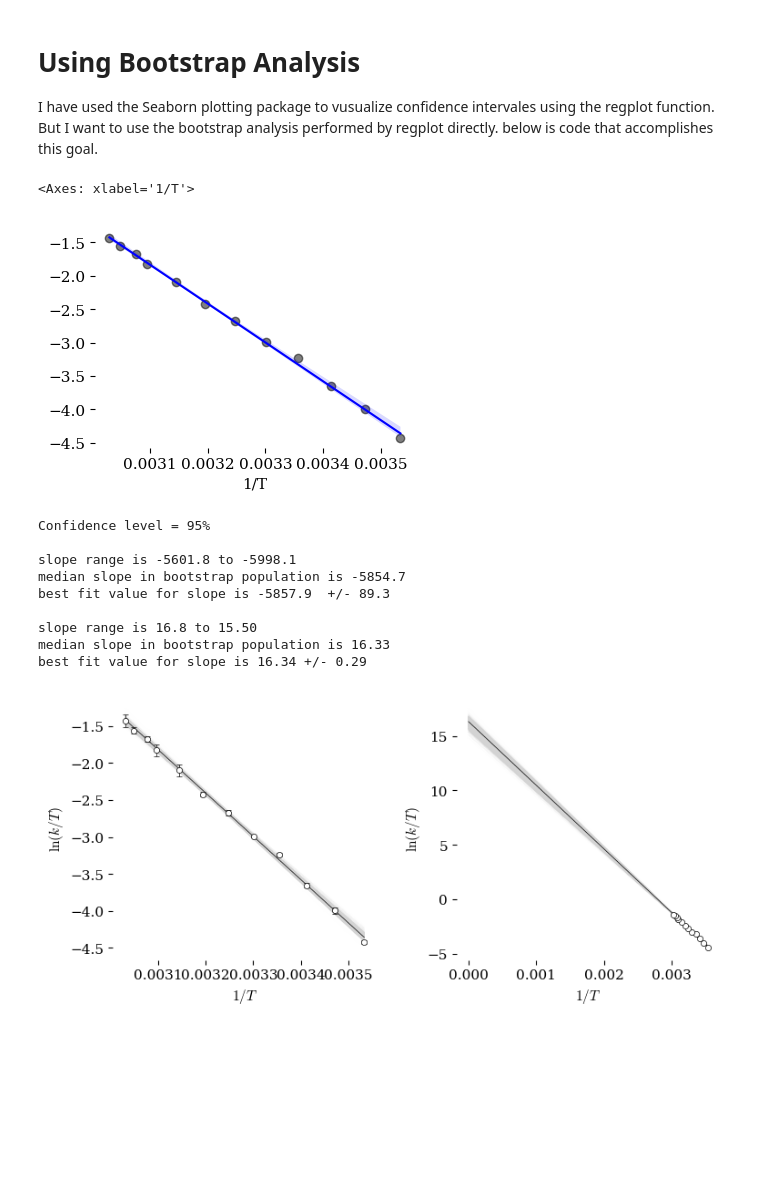
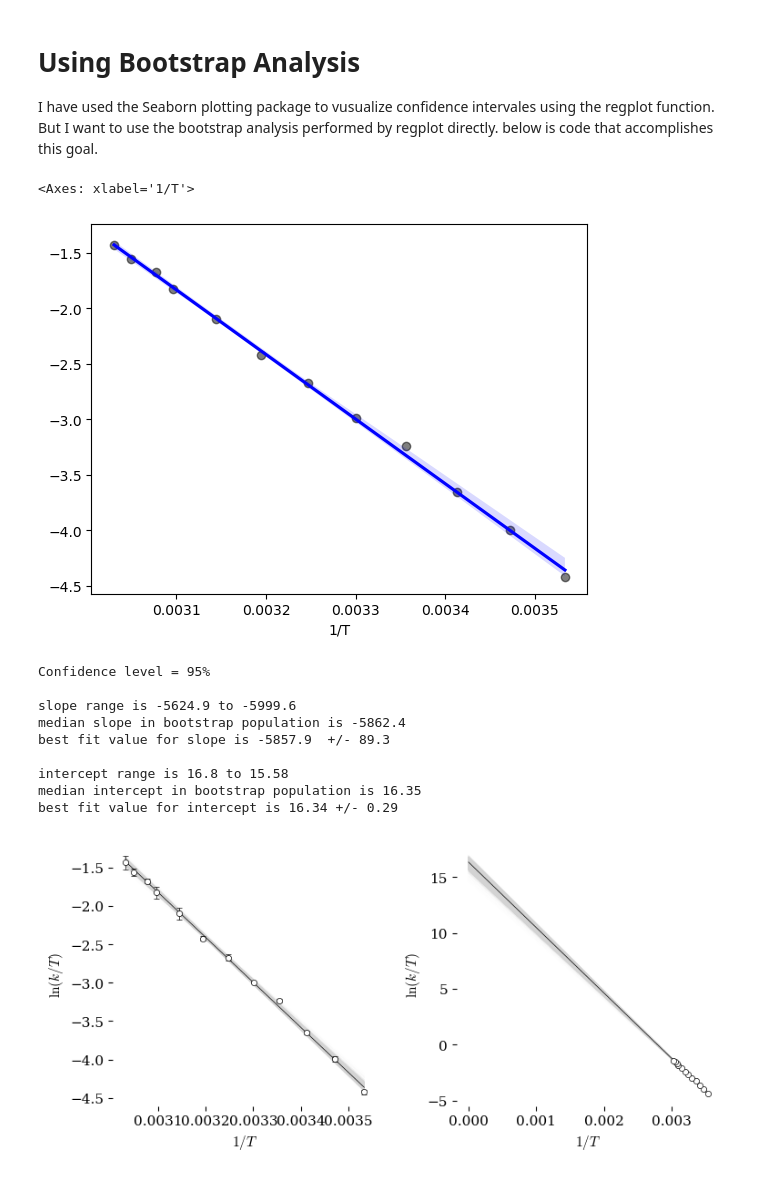
Before and after one commit to blinkletter/StealThisCode, a Jupyter notebook: 5_Erying/5_Erying_Plots.ipynb, the cells around one changed output. Cells and saved outputs as stored; diff of their text form; code cells hidden in the pictures; blank space fills up the shorter version.

```diff
--- a/5_Erying/5_Erying_Plots.ipynb
+++ b/5_Erying/5_Erying_Plots.ipynb
@@ -323,14 +340,15 @@ calculate k at T=325 K is 59.46+/-17.68
 I have used the Seaborn plotting package to vusualize confidence intervales using the regplot function. But I want to use the bootstrap analysis performed by regplot directly. below is code that accomplishes this goal.
 # %%
 import seaborn as sns
+plt.rcdefaults()
 
 sns.regplot(x = x, y = y,
             scatter_kws = {"color": "black", "alpha": 0.5},
             line_kws = {"color": "blue"},
             ci = 99) # 99% level
 # %% [output]
 <Axes: xlabel='1/T'>
-[figure, old version]
+[figure, new version]
 # %%
 ## THIS IS MY VERSION
 ## Adapted from code found in https://stats.stackexchange.com/questions/183230/bootstrapping-confidence-interval-from-a-regression-prediction
@@ -429,9 +447,9 @@ top_intercept = np.percentile(intercept_list, high_p)
 bot_intercept = np.percentile(intercept_list, low_p)
 median_intercept = np.percentile(intercept_list, 50)
 
-print(f"slope range is {top_intercept:0.1f} to {bot_intercept:0.2f}")
-print(f"median slope in bootstrap population is {median_intercept:0.2f}")
-print(f"best fit value for slope is {intercept:0.2f} +/- {perr[1]:0.2}")
+print(f"intercept range is {top_intercept:0.1f} to {bot_intercept:0.2f}")
+print(f"median intercept in bootstrap population is {median_intercept:0.2f}")
+print(f"best fit value for intercept is {intercept:0.2f} +/- {perr[1]:0.2}")
 
 
 xb = np.insert(xa,0,0)   # insert zero into first position of x data so line fit starts from zero
@@ -450,11 +468,11 @@ plt.show()
 # %% [output]
 Confidence level = 95%
 
-slope range is -5601.8 to -5998.1
-median slope in bootstrap population is -5854.7
+slope range is -5624.9 to -5999.6
+median slope in bootstrap population is -5862.4
 best fit value for slope is -5857.9  +/- 89.3
 
-slope range is 16.8 to 15.50
-median slope in bootstrap population is 16.33
-best fit value for slope is 16.34 +/- 0.29
+intercept range is 16.8 to 15.58
+median intercept in bootstrap population is 16.35
+best fit value for intercept is 16.34 +/- 0.29
-[figure, old version]
+[figure, new version]
```
Also changed, not shown: parts of 6 cells of this notebook, 25 other files.
